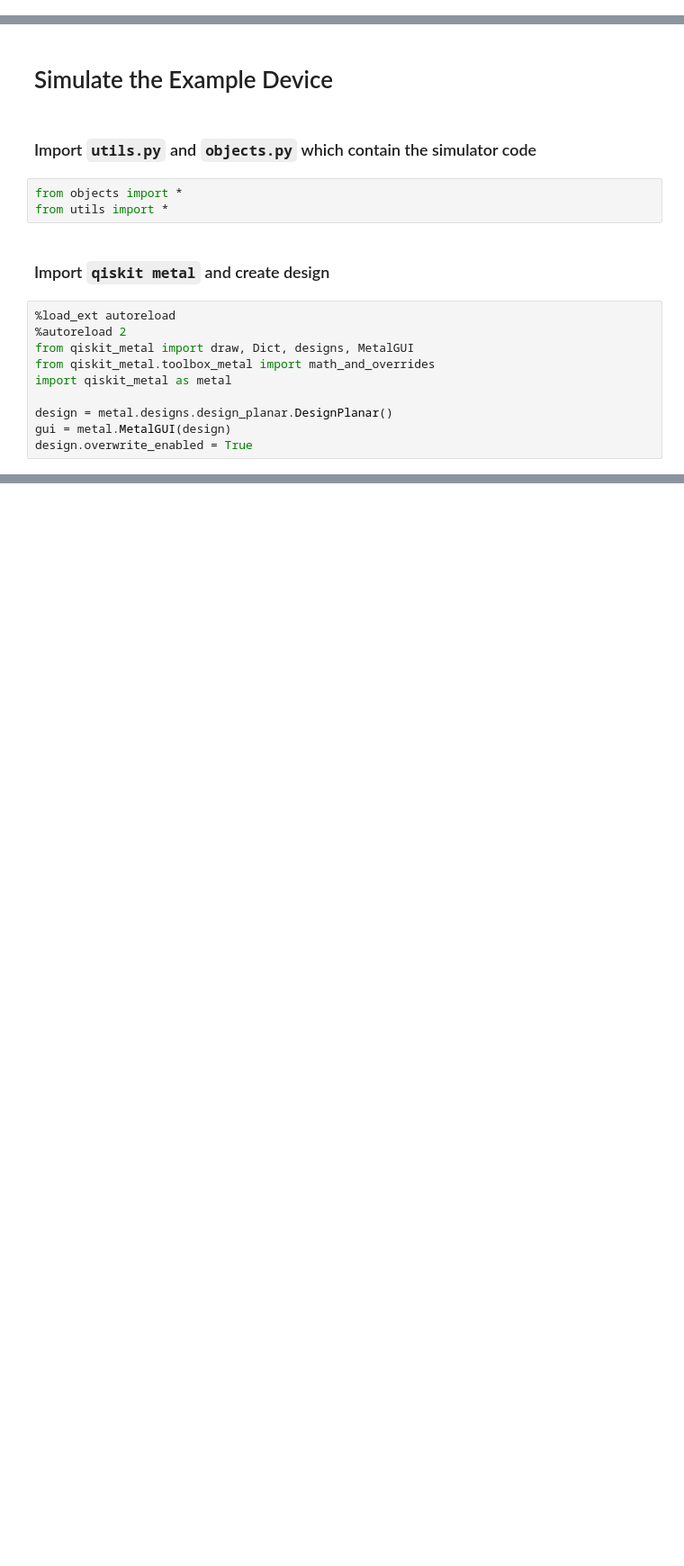
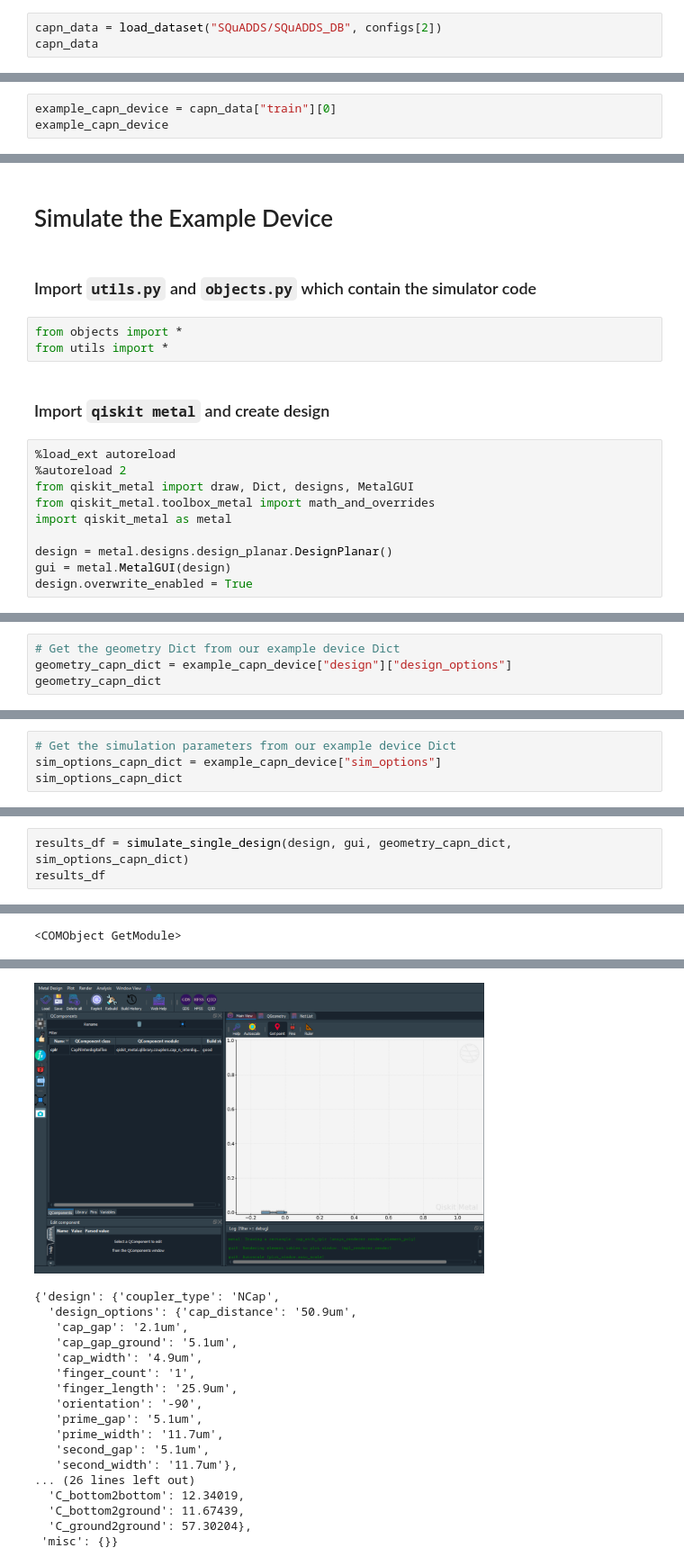
Before and after one commit to LFL-Lab/device_simulator, a Jupyter notebook: test_db.ipynb, the cells around one changed output, grey strips where cells are left out. Shown: that part at 90% size. Drawn from its saved outputs; the diff is of its cells as text; blank space fills up the shorter version.

```diff
--- a/test_db.ipynb
+++ b/test_db.ipynb
@@ -44,0 +82,3 @@ example_device
+# %%
+capn_data = load_dataset("SQuADDS/SQuADDS_DB", configs[2])
+capn_data
@@ -44,0 +92,3 @@ example_device
+# %%
+example_capn_device = capn_data["train"][0]
+example_capn_device
@@ -121,0 +309,4 @@ results_df["data"]
+# %%
+# Get the geometry Dict from our example device Dict
+geometry_capn_dict = example_capn_device["design"]["design_options"]
+geometry_capn_dict
@@ -121,0 +325,4 @@ results_df["data"]
+# %%
+# Get the simulation parameters from our example device Dict
+sim_options_capn_dict = example_capn_device["sim_options"]
+sim_options_capn_dict
@@ -121,0 +347,4 @@ results_df["data"]
+# %%
+results_df = simulate_single_design(design, gui, geometry_capn_dict, sim_options_capn_dict)
+results_df
+# %% [output]
@@ -121,0 +359 @@ results_df["data"]
+<COMObject GetModule>
@@ -121,0 +376,18 @@ results_df["data"]
+[figure, added]
+{'design': {'coupler_type': 'NCap',
+  'design_options': {'cap_distance': '50.9um',
+   'cap_gap': '2.1um',
+   'cap_gap_ground': '5.1um',
+   'cap_width': '4.9um',
+   'finger_count': '1',
+   'finger_length': '25.9um',
+   'orientation': '-90',
+   'prime_gap': '5.1um',
+   'prime_width': '11.7um',
+   'second_gap': '5.1um',
+   'second_width': '11.7um'},
+... (26 lines left out)
+  'C_bottom2bottom': 12.34019,
+  'C_bottom2ground': 11.67439,
+  'C_ground2ground': 57.30204},
+ 'misc': {}}
```
Also changed, not shown: parts of 37 cells of this notebook, 4 other files.
